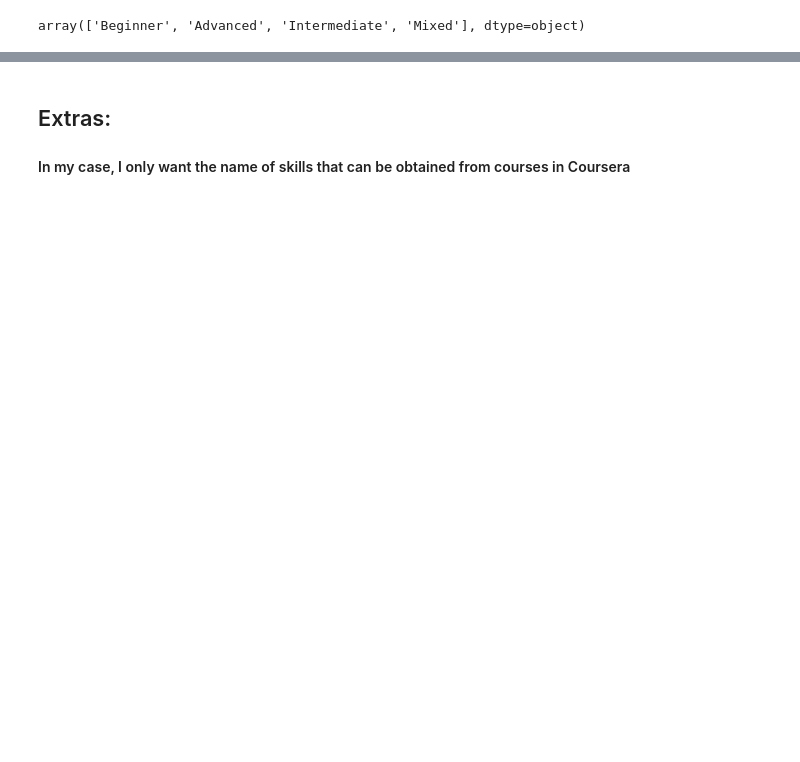
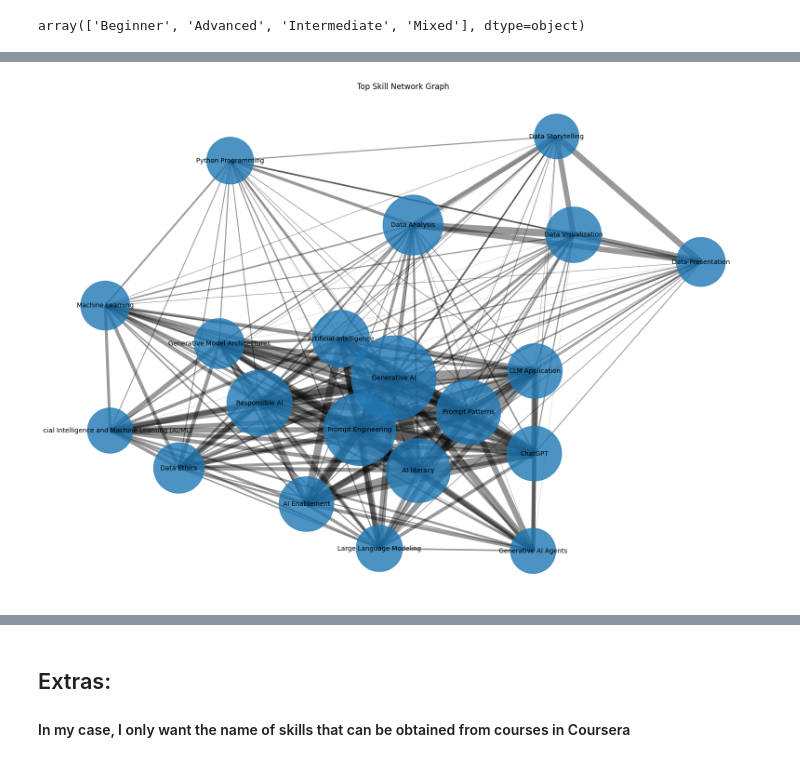
Before and after one commit to Incompana/Ekstraksi-Data, a Jupyter notebook: coursera-course-scraping.ipynb, the cells around one changed output, grey strips where cells are left out. Saved outputs shown, nothing was run; the diff lists cells and outputs as text; code cells hidden in the pictures; blank space fills up the shorter version.

```diff
--- a/coursera-course-scraping.ipynb
+++ b/coursera-course-scraping.ipynb
@@ -213,3 +284,97 @@ dtype: int64
+# %%
+import pandas as pd
+import networkx as nx
+import matplotlib.pyplot as plt
+from itertools import combinations
+from collections import Counter
+
+# ======================
+# HITUNG FREKUENSI SKILL
+# ======================
+
+all_skills = []
+
+for skills in df["Skills"].dropna():
+    skill_list = [s.strip() for s in skills.split(",")]
+    all_skills.extend(skill_list)
+
+skill_counts = Counter(all_skills)
+
+# ambil top 20 skill
+top_skills = set(
+    [skill for skill, count in skill_counts.most_common(20)]
+)
+
+# ======================
+# BUAT GRAPH
+# ======================
+
+G = nx.Graph()
+
+for skills in df["Skills"].dropna():
+
+    skill_list = [
+        s.strip()
+        for s in skills.split(",")
+        if s.strip() in top_skills
+    ]
+
+    for skill1, skill2 in combinations(skill_list, 2):
+
+        if G.has_edge(skill1, skill2):
+            G[skill1][skill2]["weight"] += 1
+        else:
+            G.add_edge(skill1, skill2, weight=1)
+
+# ======================
+# VISUALISASI
+# ======================
+
+plt.figure(figsize=(20, 14))
+
+pos = nx.spring_layout(
+    G,
+    k=1.2,
+    seed=42
+)
+
+# ukuran node berdasarkan frekuensi
+node_sizes = [
+    skill_counts[node] * 120
+    for node in G.nodes()
+]
+
+# ketebalan edge
+edge_widths = [
+    G[u][v]["weight"] * 0.3
+    for u, v in G.edges()
+]
+
+nx.draw_networkx_nodes(
+    G,
+    pos,
+    node_size=node_sizes,
+    alpha=0.8
+)
+
+nx.draw_networkx_edges(
+    G,
+    pos,
+    width=edge_widths,
+    alpha=0.4
+)
+
+nx.draw_networkx_labels(
+    G,
+    pos,
+    font_size=10
+)
+
+plt.title("Top Skill Network Graph")
+plt.axis("off")
+plt.show()
+# %% [output]
+[figure, added]
 # %%
 df.head(20)
 # %% [output]
```
Also changed, not shown: parts of 10 cells of this notebook, 17 other files.
